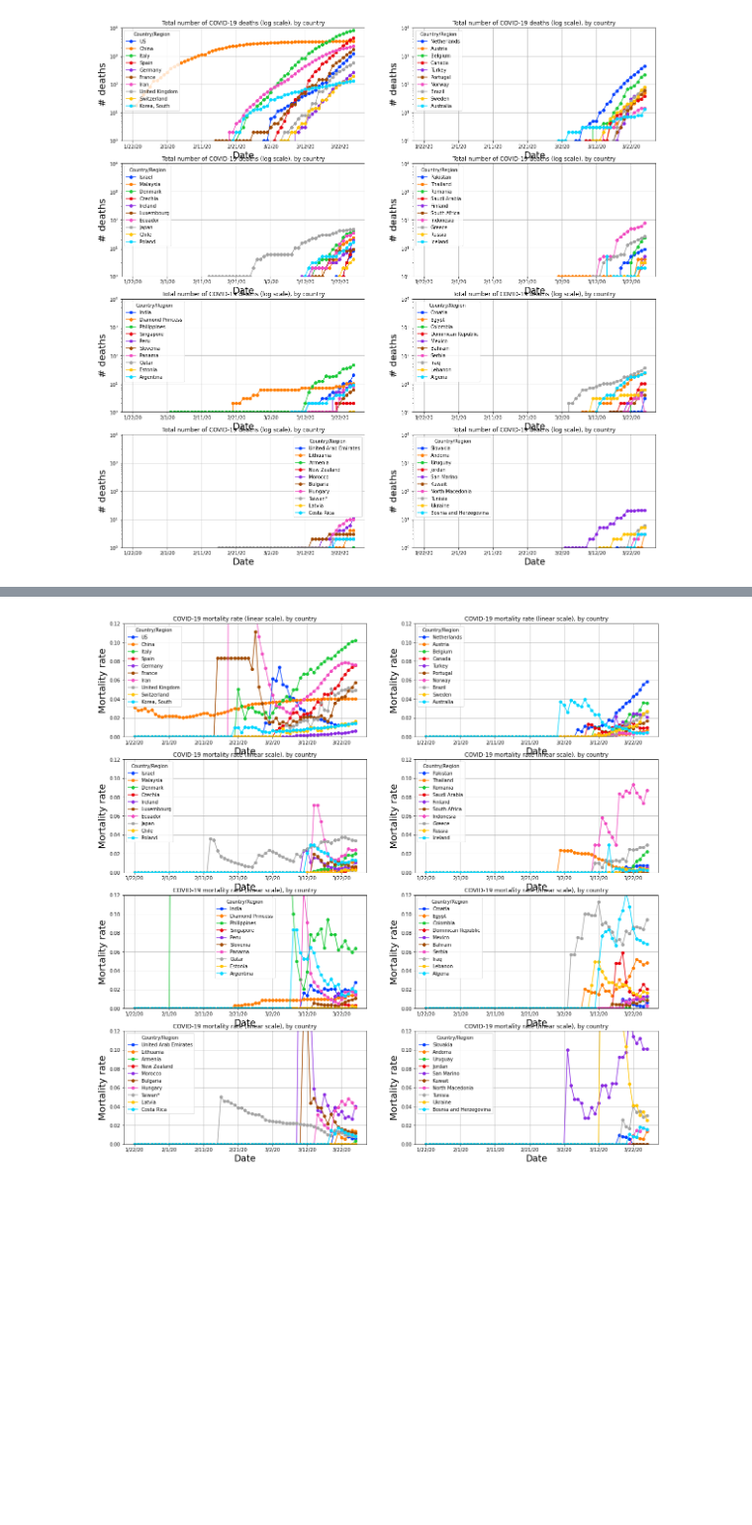
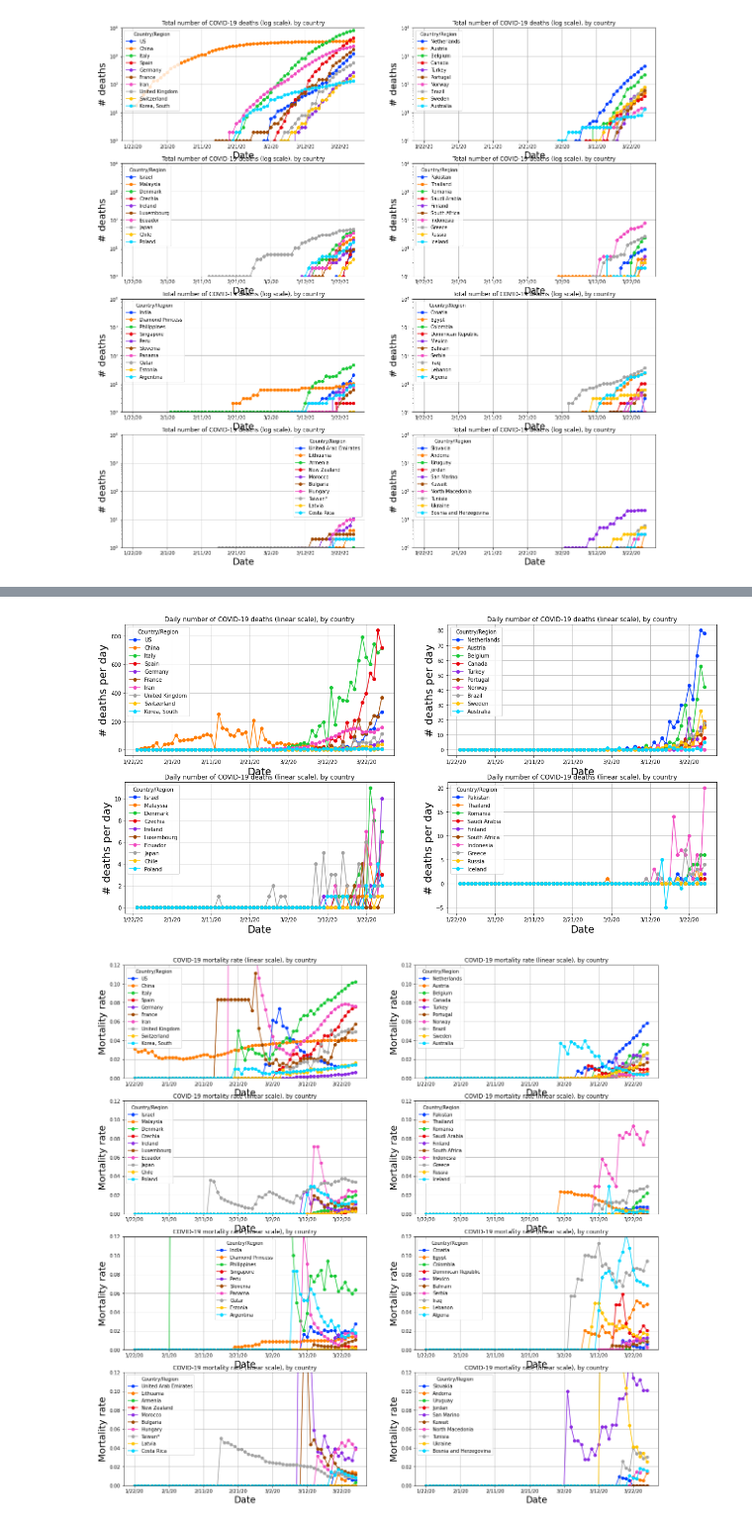
Before and after one commit to perrozzi/COVID-19, a Jupyter notebook: notebooks/COVID-19-by-country.ipynb, the cells around one changed output, grey strips where cells are left out. Shown at 99% size. Cells and saved outputs as stored; diff of their text form; code cells hidden in the pictures; blank space fills up the shorter version.

```diff
--- a/notebooks/COVID-19-by-country.ipynb
+++ b/notebooks/COVID-19-by-country.ipynb
@@ -191,3 +211,23 @@ for r in range(nrow):
+# %%
+deaths_daily = deaths - deaths.shift(1)
+
+nrow=2
+ncol=2
+count=0
+fig, axes = plt.subplots(nrows=nrow, ncols=ncol)
+
+for r in range(nrow):
+    for c in range(ncol):
+        #show total number of positive cases
+        plot_countries = contries_ordered[count*10:(count+1)*10].index
+        # print(count*10,(count+1)*10,plot_countries)
+        deaths_daily[plot_countries].plot(grid=True, marker='o', ax=axes[r,c],
+                 title='Daily number of COVID-19 deaths (linear scale), by country', figsize = (20,10))
+        axes[r,c].set_xlabel("Date", fontsize=19)
+        axes[r,c].set_ylabel("# deaths per day", fontsize=20)
+        count+=1
+# %% [output]
+[figure, added]
 # %%
 mortality = deaths.divide(conf.replace(0, 1))
 
```
Also changed, not shown: parts of 1 cell of this notebook, 1 other file.
